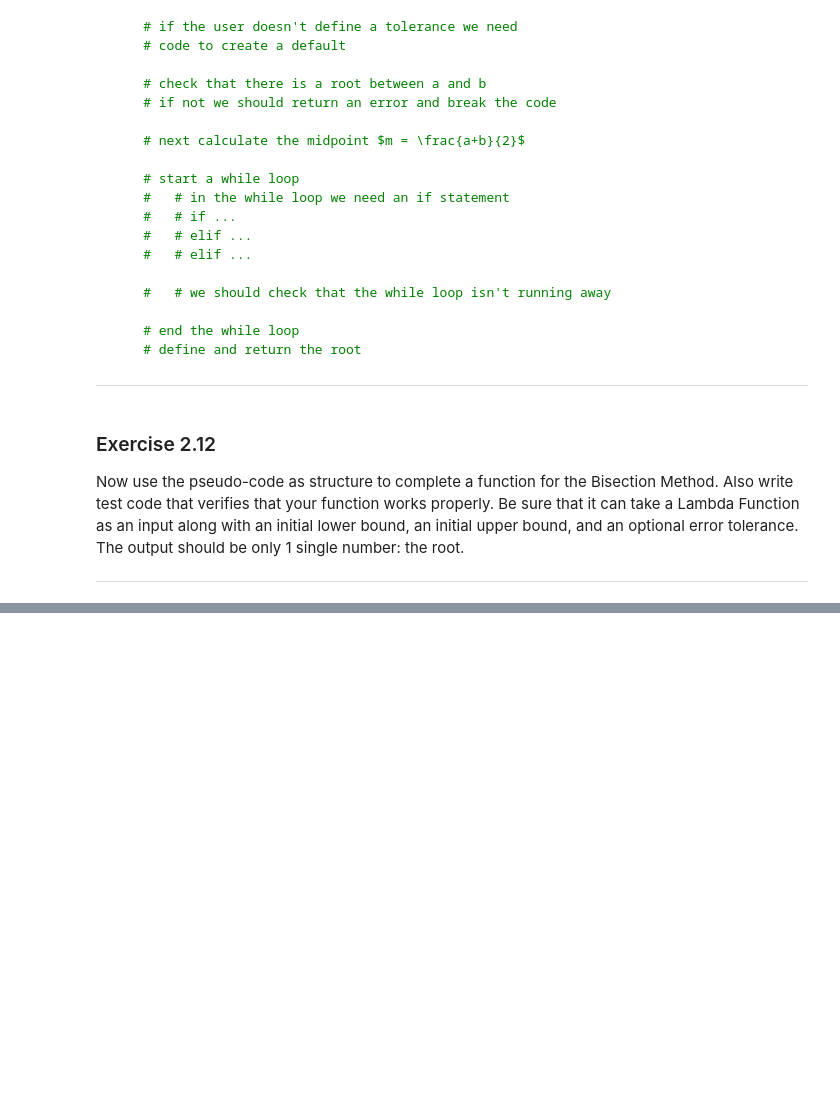
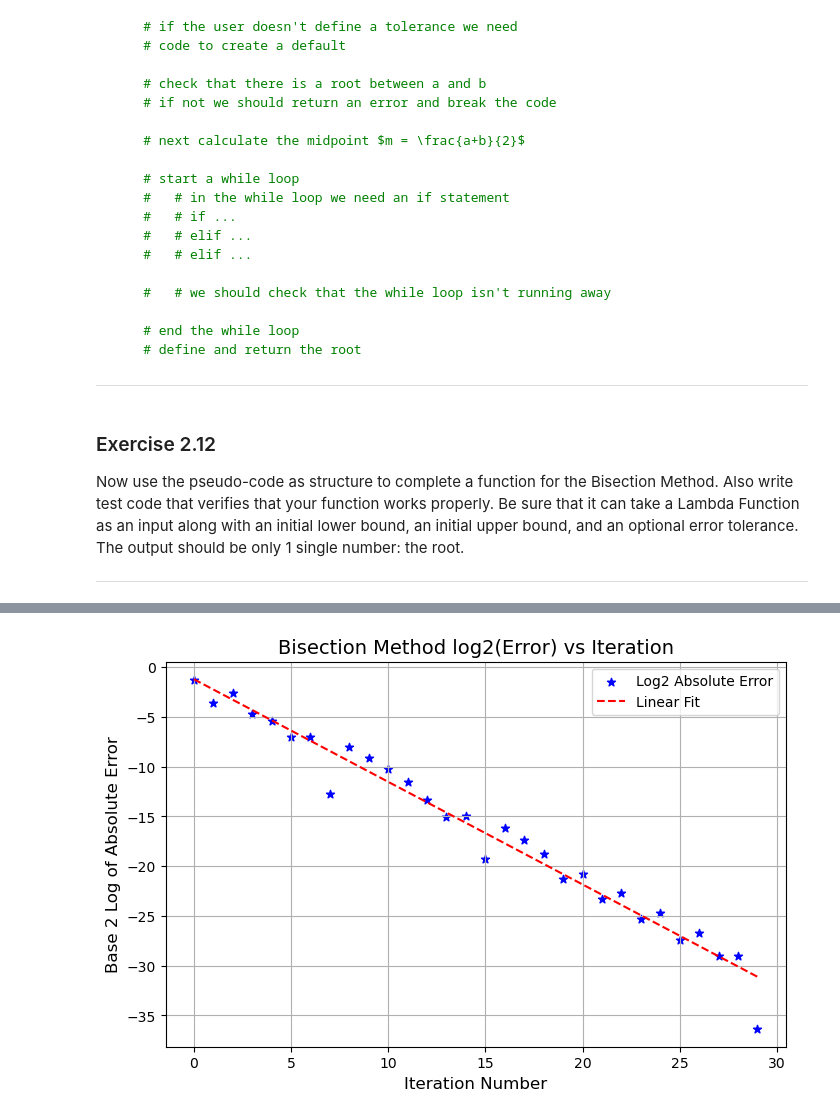
Before and after one commit to DataScienceUWL/MTH371, a Jupyter notebook: Interactive_Notes/Chapter_2/Chapter_2_Algebra.ipynb, the cells around one changed output, grey strips where cells are left out. Drawn from its saved outputs; the diff is of its cells as text; code cells hidden in the pictures; blank space fills up the shorter version.

```diff
--- a/Interactive_Notes/Chapter_2/Chapter_2_Algebra.ipynb
+++ b/Interactive_Notes/Chapter_2/Chapter_2_Algebra.ipynb
@@ -262,0 +348,6 @@ c. $(5 - x)e^x = 5$ on $x \in [0,5]$
+# %%
+from Chapter_2_Figures import create_figure_2_3
+
+create_figure_2_3()
+# %% [output]
+[figure, added]
```
Also changed, not shown: parts of 35 cells of this notebook, 11 other files.
